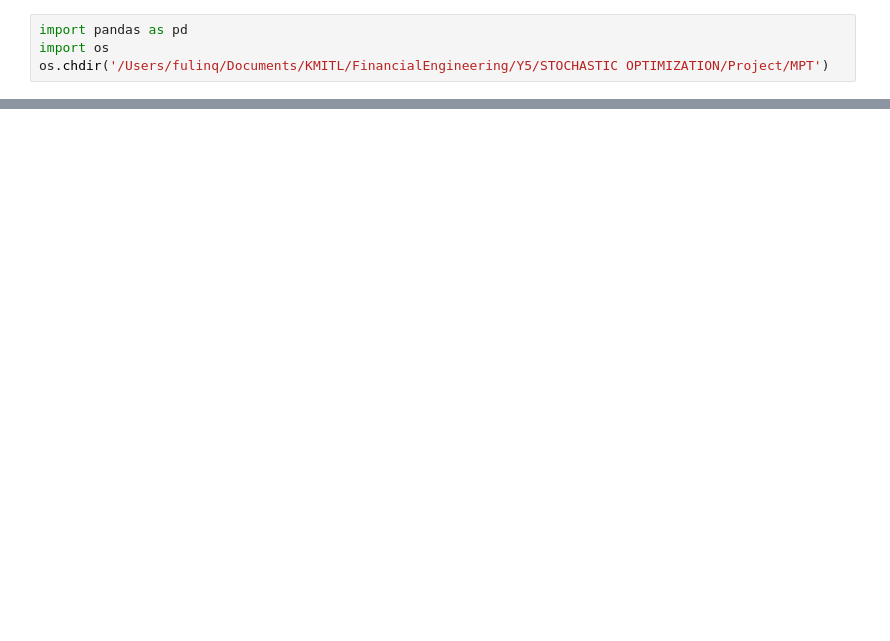
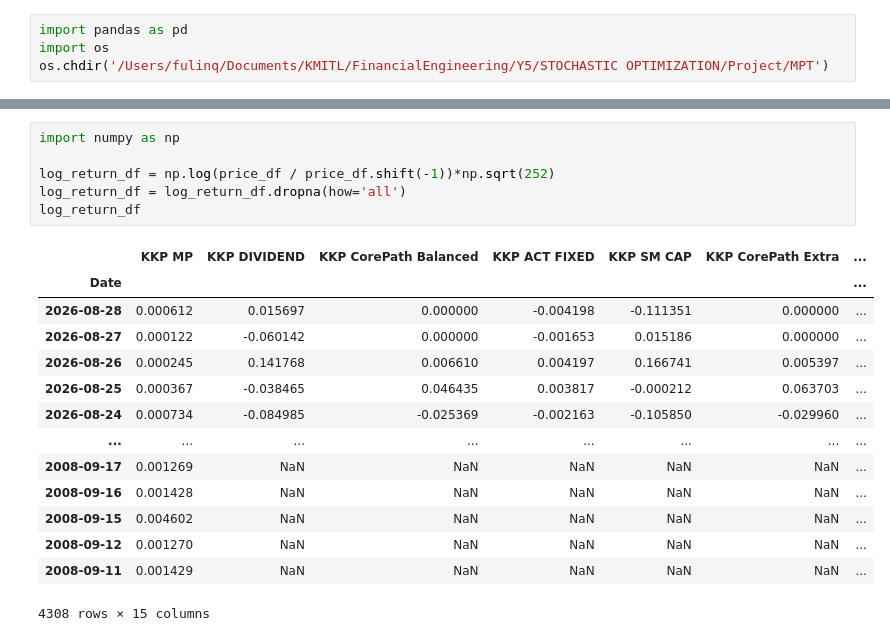
Before and after one commit to FulinQ/portfolio-optimization-mpt, a Jupyter notebook: MPT/MPT.ipynb, the cells around one changed output, grey strips where cells are left out. Saved outputs shown, nothing was run; the diff lists cells and outputs as text; blank space fills up the shorter version.

```diff
--- a/MPT/MPT.ipynb
+++ b/MPT/MPT.ipynb
@@ -23 +25,22 @@ price_df
 4309 rows × 15 columns
+# %%
+import numpy as np
+
+log_return_df = np.log(price_df / price_df.shift(-1))*np.sqrt(252)
+log_return_df = log_return_df.dropna(how='all')
+log_return_df
+# %% [output]
+|  | KKP MP | KKP DIVIDEND | KKP CorePath Balanced | KKP ACT FIXED | KKP SM CAP | KKP CorePath Extra | ... |
+| Date |  |  |  |  |  |  | ... |
+| 2026-08-28 | 0.000612 | 0.015697 | 0.000000 | -0.004198 | -0.111351 | 0.000000 | ... |
+| 2026-08-27 | 0.000122 | -0.060142 | 0.000000 | -0.001653 | 0.015186 | 0.000000 | ... |
+| 2026-08-26 | 0.000245 | 0.141768 | 0.006610 | 0.004197 | 0.166741 | 0.005397 | ... |
+| 2026-08-25 | 0.000367 | -0.038465 | 0.046435 | 0.003817 | -0.000212 | 0.063703 | ... |
+| 2026-08-24 | 0.000734 | -0.084985 | -0.025369 | -0.002163 | -0.105850 | -0.029960 | ... |
+| ... | ... | ... | ... | ... | ... | ... | ... |
+| 2008-09-17 | 0.001269 | NaN | NaN | NaN | NaN | NaN | ... |
+| 2008-09-16 | 0.001428 | NaN | NaN | NaN | NaN | NaN | ... |
+| 2008-09-15 | 0.004602 | NaN | NaN | NaN | NaN | NaN | ... |
+| 2008-09-12 | 0.001270 | NaN | NaN | NaN | NaN | NaN | ... |
+| 2008-09-11 | 0.001429 | NaN | NaN | NaN | NaN | NaN | ... |
+4308 rows × 15 columns
```
Also changed, not shown: parts of 2 cells of this notebook, 16 other files.
